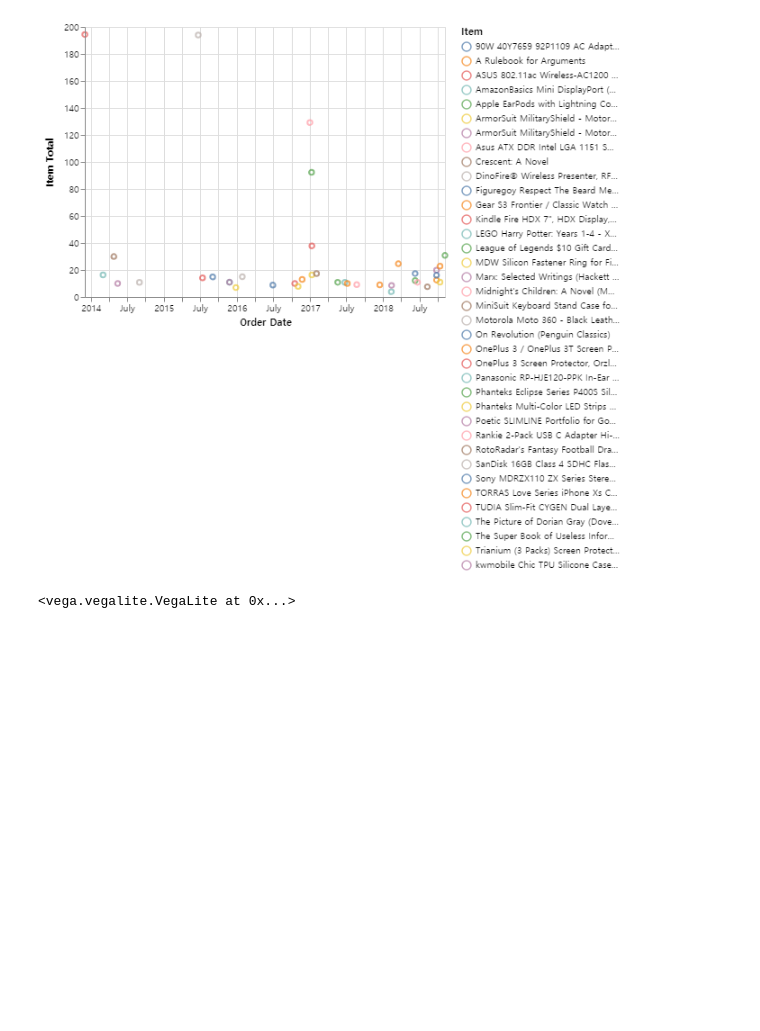
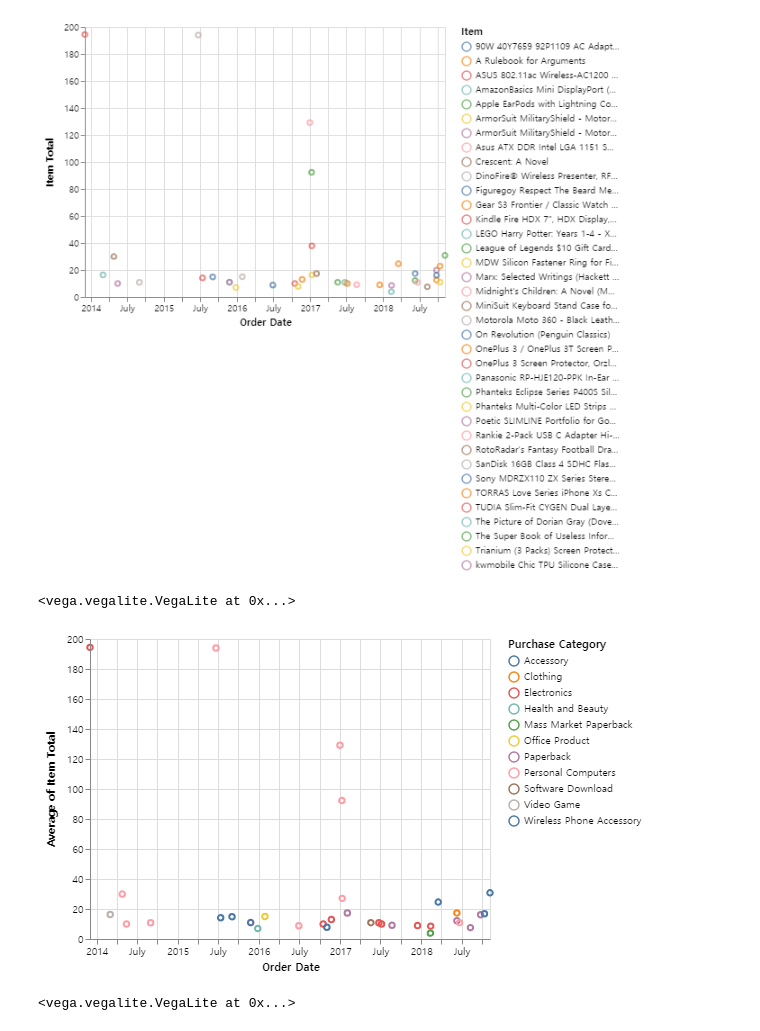
Before and after one commit to jakej217/e-track, a Jupyter notebook: track_main.ipynb, the cells around one changed output. Saved outputs shown, nothing was run; the diff lists cells and outputs as text; code cells hidden in the pictures; blank space fills up the shorter version.

```diff
--- a/track_main.ipynb
+++ b/track_main.ipynb
@@ -45,6 +38,15 @@ alt.Chart(amazon).mark_point().encode(
 # %% [output]
 <vega.vegalite.VegaLite at 0x...>
 [figure]
+# %%
+alt.Chart(amazon).mark_point().encode(
+    x = 'Order Date:T',
+    y = 'average(Item Total)',
+    color = alt.Color('Category', legend = alt.Legend(title = "Purchase Category"))
+)
+# %% [output]
+<vega.vegalite.VegaLite at 0x...>
+[figure, added]
 # %%
 alt.Chart(amazon).mark_bar().encode(
     alt.X("Item Total", bin = True),
```
Also changed, not shown: parts of 3 cells of this notebook.
